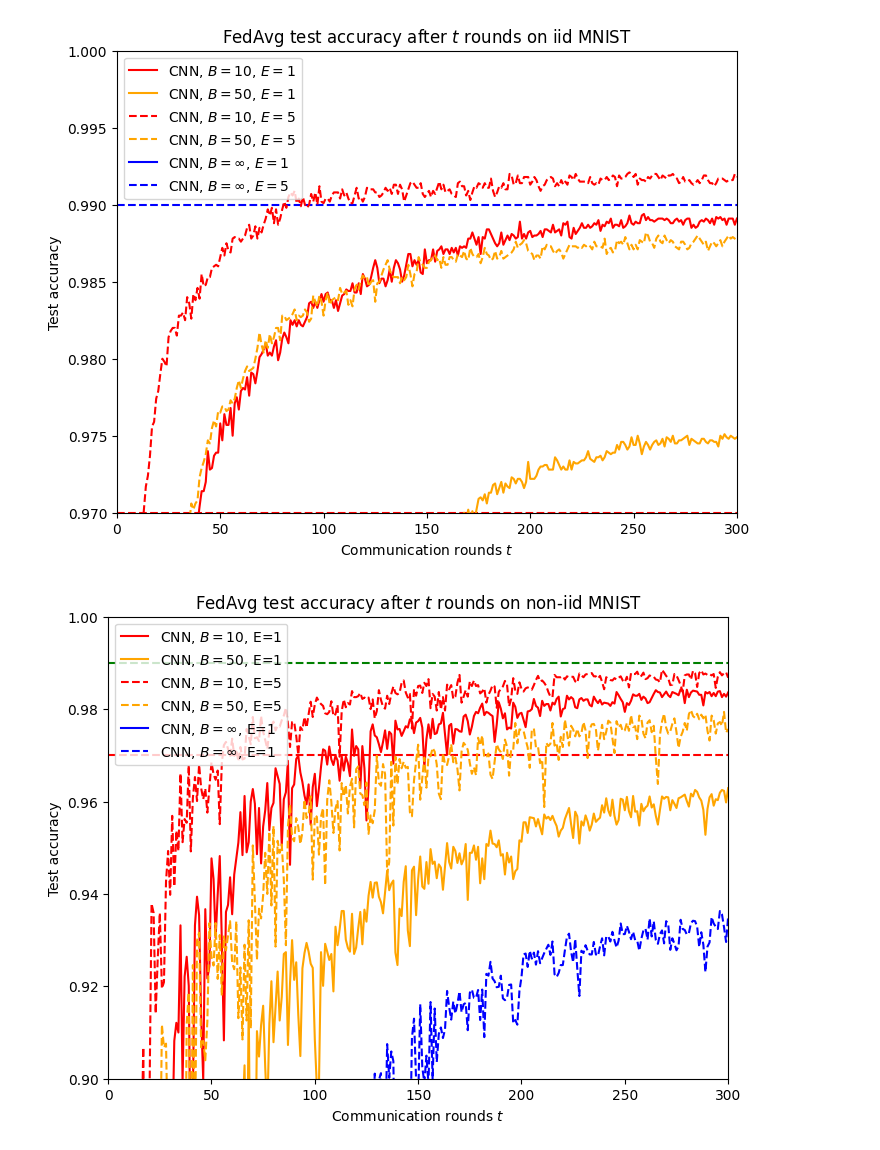
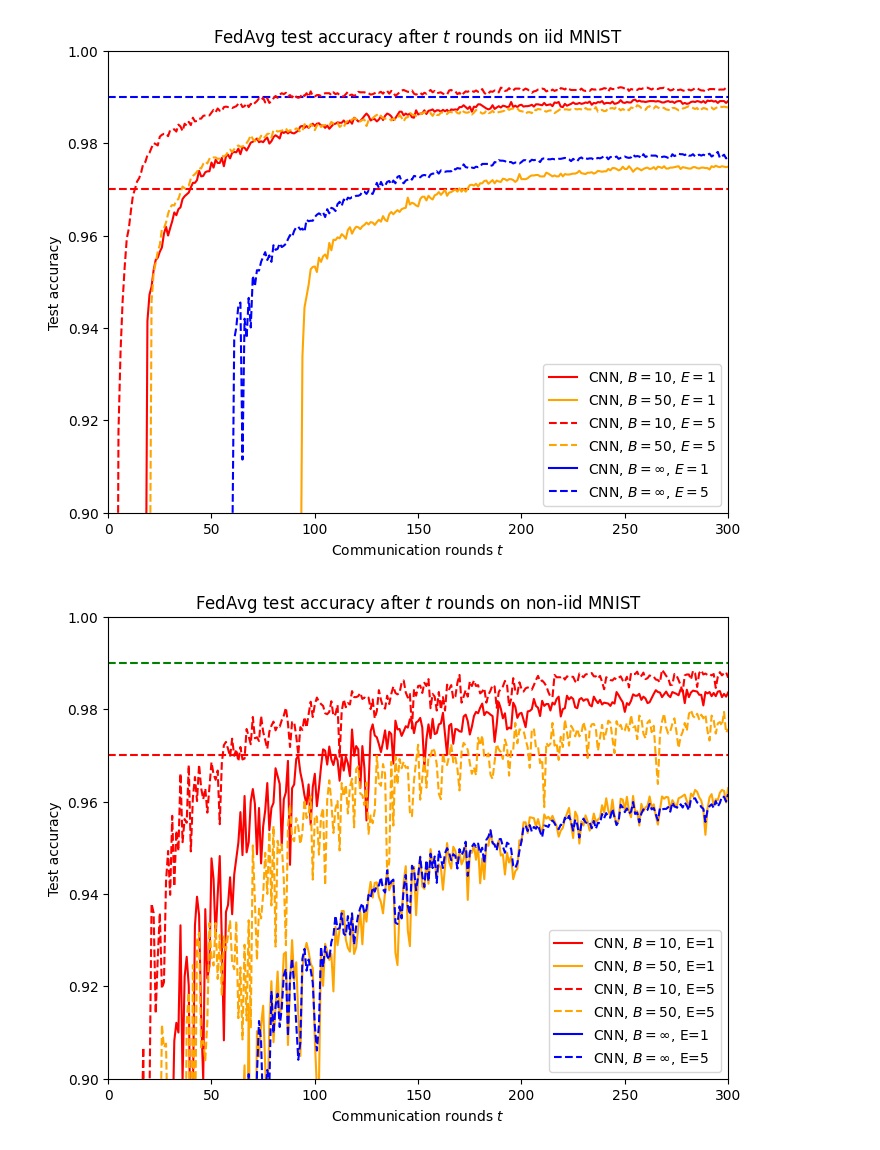
Before and after one commit to sangjun315/FedAvg-Pytorch, a Jupyter notebook: Fed_Avg3.ipynb, the cells around one changed output. Cells and saved outputs as stored; diff of their text form; code cells hidden in the pictures.

```diff
--- a/Fed_Avg3.ipynb
+++ b/Fed_Avg3.ipynb
@@ -673,4 +673,4 @@ acc_cnn_iid_e1b50 = np.load('./acc_cnn_iid_e1b50.npy')
 acc_cnn_iid_e5b10 = np.load('./acc_cnn_iid_e5b10.npy')
 acc_cnn_iid_e5b50 = np.load('./acc_cnn_iid_e5b50.npy')
 acc_cnn_iid_e1binf = np.load('./acc_cnn_iid_e1binf.npy')
-acc_cnn_iid_e5binf - np.load('./acc_cnn_iid_e5binf.npy')
+acc_cnn_iid_e5binf = np.load('./acc_cnn_iid_e5binf.npy')
@@ -706,35 +687,35 @@ def moving_average(data, window_size=5):
     """단순 이동평균 스무딩"""
     return np.convolve(data, np.ones(window_size)/window_size, mode='same')
 
 # 스무딩 적용
 acc_cnn_iid_e1b10_smooth = moving_average(acc_cnn_iid_e1b10, window_size=5)
 acc_cnn_iid_e1b50_smooth = moving_average(acc_cnn_iid_e1b50, window_size=5)
 acc_cnn_iid_e5b10_smooth = moving_average(acc_cnn_iid_e5b10, window_size=5)
 acc_cnn_iid_e5b50_smooth = moving_average(acc_cnn_iid_e5b50, window_size=5)
 acc_cnn_iid_e1binf_smooth = moving_average(acc_cnn_iid_e1binf, window_size=5)
 acc_cnn_iid_e5binf_smooth = moving_average(acc_cnn_iid_e5binf, window_size=5)
 x = np.arange(1,301)
 plt.figure(figsize=(8,6))
 plt.title("FedAvg test accuracy after $t$ rounds on iid MNIST")
 plt.xlabel("Communication rounds $t$")
 plt.ylabel("Test accuracy")
-plt.axis([0, 300, 0.97, 1])
+plt.axis([0, 300, 0.90, 1])
 plt.axhline(y=0.97, color='r', linestyle='dashed')
 plt.axhline(y=0.99, color='b', linestyle='dashed')
 
 plt.plot(x[:300], acc_cnn_iid_e1b10, label='CNN, $B=10$, $E=1$', color = 'red')
 plt.plot(x[:300],acc_cnn_iid_e1b50 , label='CNN, $B=50$, $E=1$', color = 'orange')
 plt.plot(x[:300], acc_cnn_iid_e5b10, label='CNN, $B=10$, $E=5$',linestyle='dashed', color = 'red')
 plt.plot(x[:300], acc_cnn_iid_e5b50, label='CNN, $B=50$, $E=5$',linestyle='dashed', color='orange')
 plt.plot(x[:300], acc_cnn_iid_e1binf, label='CNN, $B=\infty$, $E=1$', color = 'blue')
 plt.plot(x[:300], acc_cnn_iid_e5binf, label='CNN, $B=\infty$, $E=5$', linestyle='dashed', color = 'blue')
 #plt.plot(np.arange(1,52), acc_cnn_iid_m50, label='CNN, $m=50$, $E=5$')
 
 plt.legend()
 
 plt.show()
 # %% [output]
-[figure, old version]
+[figure, new version]
 # %%
 import numpy as np
 import matplotlib.pyplot as plt
@@ -763,9 +744,9 @@ plt.plot(x, acc_cnn_noniid_e1b50, label='CNN, $B=50$, E=1', color = 'orange')
 plt.plot(x, acc_cnn_noniid_e5b10, label='CNN, $B=10$, E=5',linestyle='dashed',color = 'red')
 plt.plot(x, acc_cnn_noniid_e5b50, label='CNN, $B=50$, E=5', linestyle='dashed',color = 'orange')
 plt.plot(x, acc_cnn_noniid_e1binf, label='CNN, $B=\infty$, E=1', color = 'blue')
-plt.plot(x, acc_cnn_noniid_e5binf, label = 'CNN, $B=\infty$, E=1',linestyle='dashed', color = 'blue')
+plt.plot(x, acc_cnn_noniid_e5binf, label = 'CNN, $B=\infty$, E=5',linestyle='dashed', color = 'blue')
 
 plt.legend()
 plt.show()
 # %% [output]
-[figure, old version]
+[figure, new version]
```
Also changed, not shown: parts of 12 cells of this notebook.
